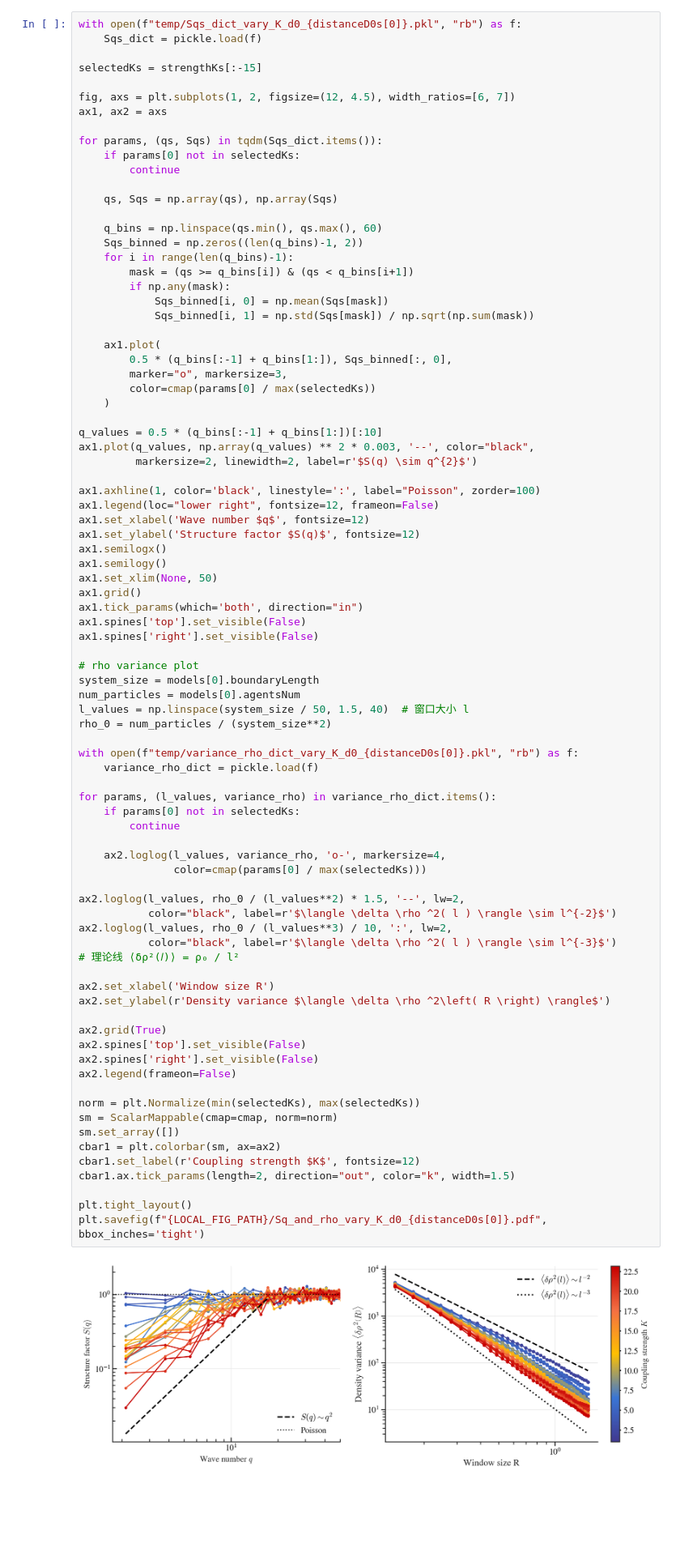
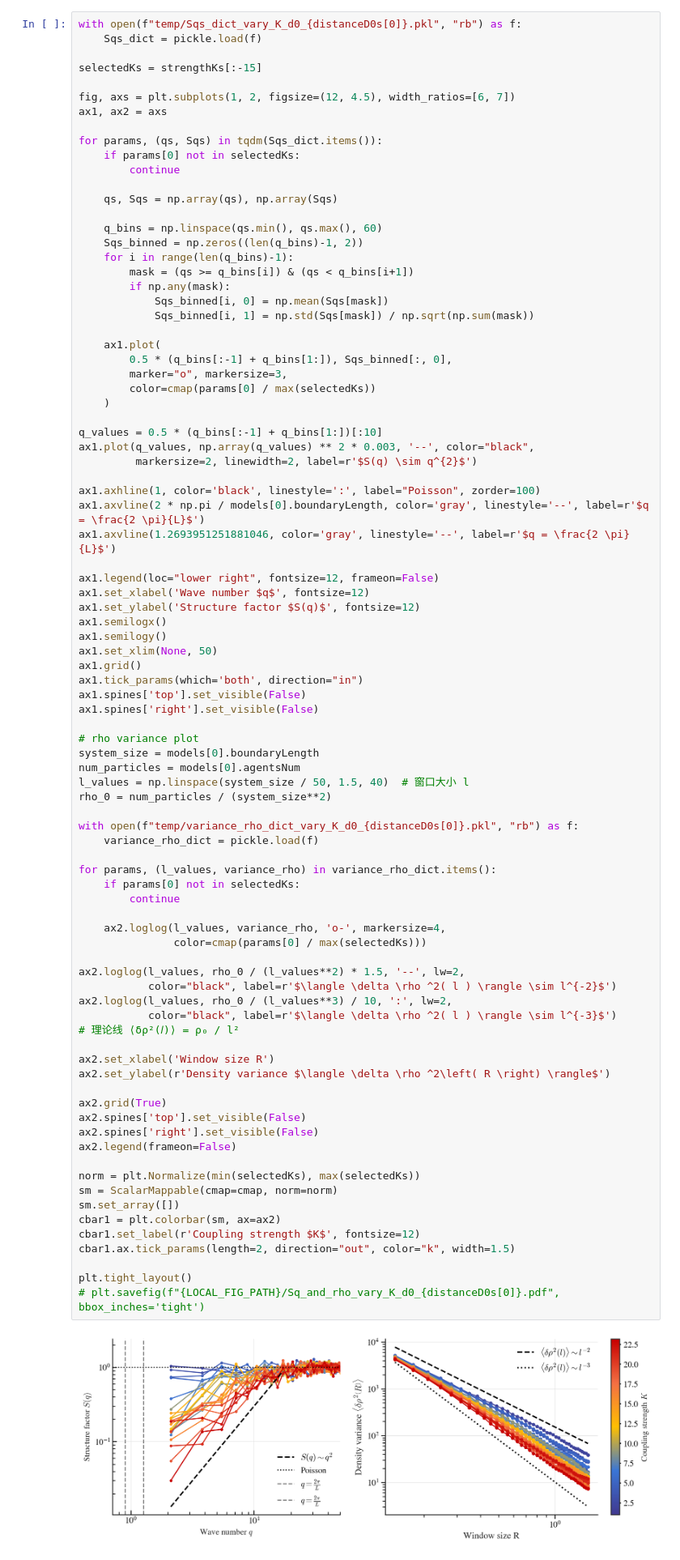
Before and after one commit to Than-Mark/Swarmalators-Experiment-Mobile, a Jupyter notebook: PJT_Lattice_Hyperuniformity/plotFigs.ipynb, the cells around one changed output. Shown: that part at 81% size. Cells and saved outputs as stored; diff of their text form; blank space fills up the shorter version.

```diff
--- a/PJT_Lattice_Hyperuniformity/plotFigs.ipynb
+++ b/PJT_Lattice_Hyperuniformity/plotFigs.ipynb
@@ -163,6 +163,9 @@ ax1.plot(q_values, np.array(q_values) ** 2 * 0.003, '--', color="black",
          markersize=2, linewidth=2, label=r'$S(q) \sim q^{2}$')
 
 ax1.axhline(1, color='black', linestyle=':', label="Poisson", zorder=100)
+ax1.axvline(2 * np.pi / models[0].boundaryLength, color='gray', linestyle='--', label=r'$q = \frac{2 \pi}{L}$')
+ax1.axvline(1.2693951251881046, color='gray', linestyle='--', label=r'$q = \frac{2 \pi}{L}$')
+
 ax1.legend(loc="lower right", fontsize=12, frameon=False)
 ax1.set_xlabel('Wave number $q$', fontsize=12)
 ax1.set_ylabel('Structure factor $S(q)$', fontsize=12)
@@ -186,32 +189,32 @@ with open(f"temp/variance_rho_dict_vary_K_d0_{distanceD0s[0]}.pkl", "rb") as f:
 for params, (l_values, variance_rho) in variance_rho_dict.items():
     if params[0] not in selectedKs:
         continue
 
     ax2.loglog(l_values, variance_rho, 'o-', markersize=4,
                color=cmap(params[0] / max(selectedKs)))
 
 ax2.loglog(l_values, rho_0 / (l_values**2) * 1.5, '--', lw=2,
            color="black", label=r'$\langle \delta \rho ^2( l ) \rangle \sim l^{-2}$')
 ax2.loglog(l_values, rho_0 / (l_values**3) / 10, ':', lw=2,
            color="black", label=r'$\langle \delta \rho ^2( l ) \rangle \sim l^{-3}$')
 # 理论线 ⟨δρ²(𝑙)⟩ = ρ₀ / l²
 
 ax2.set_xlabel('Window size R')
 ax2.set_ylabel(r'Density variance $\langle \delta \rho ^2\left( R \right) \rangle$')
 
 ax2.grid(True)
 ax2.spines['top'].set_visible(False)
 ax2.spines['right'].set_visible(False)
 ax2.legend(frameon=False)
 
 norm = plt.Normalize(min(selectedKs), max(selectedKs))
 sm = ScalarMappable(cmap=cmap, norm=norm)
 sm.set_array([])
 cbar1 = plt.colorbar(sm, ax=ax2)
 cbar1.set_label(r'Coupling strength $K$', fontsize=12)
 cbar1.ax.tick_params(length=2, direction="out", color="k", width=1.5)
 
 plt.tight_layout()
-plt.savefig(f"{LOCAL_FIG_PATH}/Sq_and_rho_vary_K_d0_{distanceD0s[0]}.pdf", bbox_inches='tight')
+# plt.savefig(f"{LOCAL_FIG_PATH}/Sq_and_rho_vary_K_d0_{distanceD0s[0]}.pdf", bbox_inches='tight')
 # %% [output]
-[figure, old version]
+[figure, new version]
```
Also changed, not shown: parts of 4 cells of this notebook, 1 other file.
